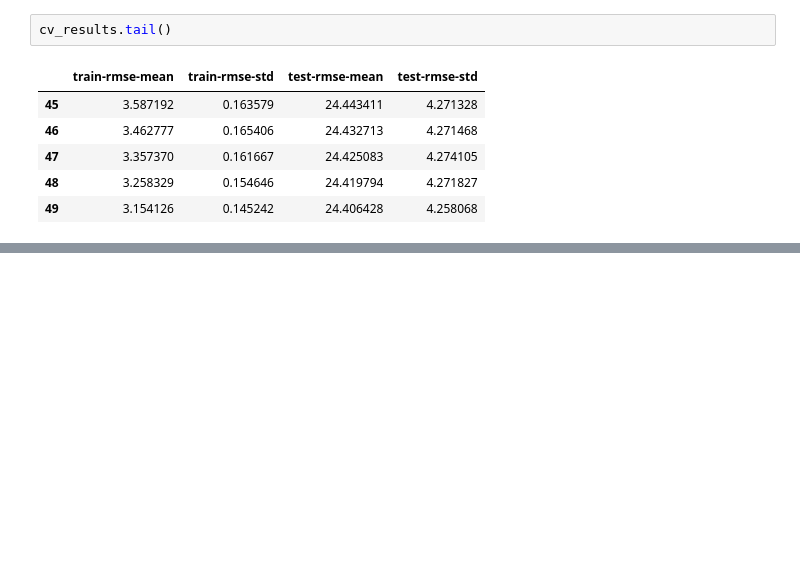
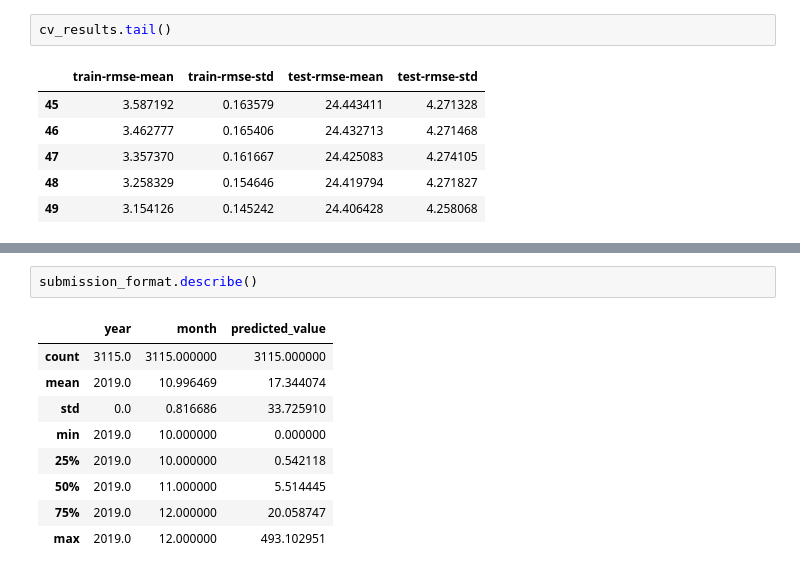
Before and after one commit to herbsh/USAID_Forecast_submit, a Jupyter notebook: 1_code/ensemble.ipynb, the cells around one changed output, grey strips where cells are left out. Cells and saved outputs as stored; diff of their text form; blank space fills up the shorter version.

```diff
--- a/1_code/ensemble.ipynb
+++ b/1_code/ensemble.ipynb
@@ -320,0 +478,12 @@ cv_results.tail()
+# %%
+submission_format.describe()
+# %% [output]
+|  | year | month | predicted_value |
+| count | 3115.0 | 3115.000000 | 3115.000000 |
+| mean | 2019.0 | 10.996469 | 17.344074 |
+| std | 0.0 | 0.816686 | 33.725910 |
+| min | 2019.0 | 10.000000 | 0.000000 |
+| 25% | 2019.0 | 10.000000 | 0.542118 |
+| 50% | 2019.0 | 11.000000 | 5.514445 |
+| 75% | 2019.0 | 12.000000 | 20.058747 |
+| max | 2019.0 | 12.000000 | 493.102951 |
```
Also changed, not shown: parts of 44 cells of this notebook, 2 other files.
